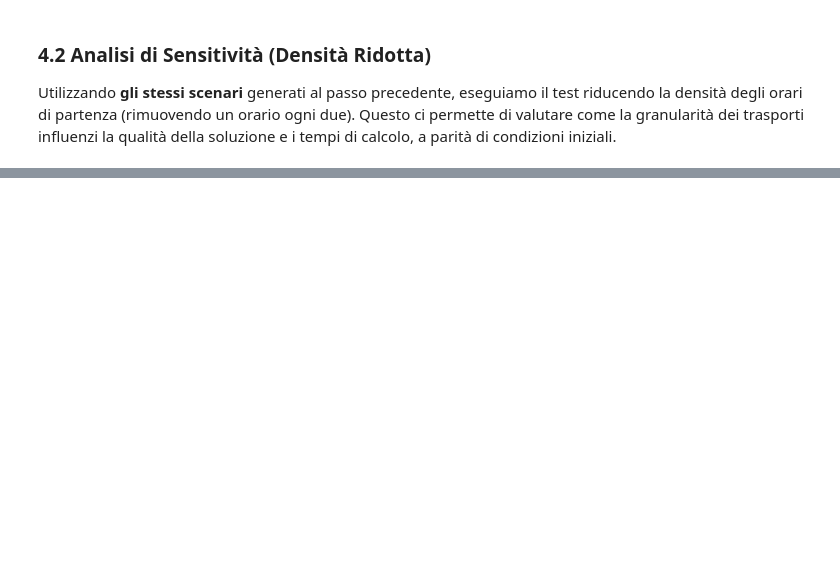
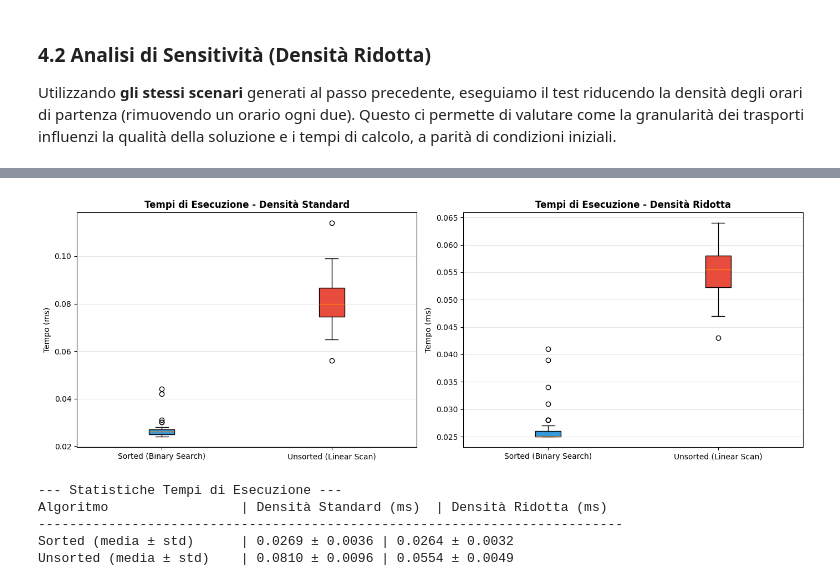
Before and after one commit to micheleguidaa/robust-organ-scheduler, a Jupyter notebook: robust_organ_scheduler.ipynb, the cells around one changed output, grey strips where cells are left out. Cells and saved outputs as stored; diff of their text form; code cells hidden in the pictures; blank space fills up the shorter version.

```diff
--- a/robust_organ_scheduler.ipynb
+++ b/robust_organ_scheduler.ipynb
@@ -834,0 +892,41 @@ Fegato     | 80.40        | 330.00
+# %%
+# ---------------------------------------------------------
+# 5.1 BOXPLOT TEMPI DI ESECUZIONE
+# ---------------------------------------------------------
+fig, axes = plt.subplots(1, 2, figsize=(14, 5))
+
+# Grafico 1: Densità Standard
+data_exec_std = [tempi_sorted_std, tempi_unsorted_std]
+bp1 = axes[0].boxplot(data_exec_std, tick_labels=['Sorted (Binary Search)', 'Unsorted (Linear Scan)'], patch_artist=True)
+bp1['boxes'][0].set_facecolor('#3498db')
+bp1['boxes'][1].set_facecolor('#e74c3c')
+axes[0].set_title('Tempi di Esecuzione - Densità Standard', fontsize=12, fontweight='bold')
+axes[0].set_ylabel('Tempo (ms)')
+axes[0].grid(axis='y', alpha=0.3)
+
+# Grafico 2: Densità Ridotta
+data_exec_red = [tempi_sorted_red, tempi_unsorted_red]
+bp2 = axes[1].boxplot(data_exec_red, tick_labels=['Sorted (Binary Search)', 'Unsorted (Linear Scan)'], patch_artist=True)
+bp2['boxes'][0].set_facecolor('#3498db')
+bp2['boxes'][1].set_facecolor('#e74c3c')
+axes[1].set_title('Tempi di Esecuzione - Densità Ridotta', fontsize=12, fontweight='bold')
+axes[1].set_ylabel('Tempo (ms)')
+axes[1].grid(axis='y', alpha=0.3)
+
+plt.tight_layout()
+plt.savefig('results/figures/boxplot_tempi_esecuzione.png', dpi=150, bbox_inches='tight')
+plt.show()
+
+# Stampa statistiche
+print("\n--- Statistiche Tempi di Esecuzione ---")
+print(f"{'Algoritmo':<25} | {'Densità Standard (ms)':<22} | {'Densità Ridotta (ms)':<22}")
+print("-" * 75)
+print(f"{'Sorted (media ± std)':<25} | {np.mean(tempi_sorted_std):.4f} ± {np.std(tempi_sorted_std):.4f} | {np.mean(tempi_sorted_red):.4f} ± {np.std(tempi_sorted_red):.4f}")
+print(f"{'Unsorted (media ± std)':<25} | {np.mean(tempi_unsorted_std):.4f} ± {np.std(tempi_unsorted_std):.4f} | {np.mean(tempi_unsorted_red):.4f} ± {np.std(tempi_unsorted_red):.4f}")
+# %% [output]
+[figure, added]
+--- Statistiche Tempi di Esecuzione ---
+Algoritmo                 | Densità Standard (ms)  | Densità Ridotta (ms)
+---------------------------------------------------------------------------
+Sorted (media ± std)      | 0.0269 ± 0.0036 | 0.0264 ± 0.0032
+Unsorted (media ± std)    | 0.0810 ± 0.0096 | 0.0554 ± 0.0049
```
Also changed, not shown: parts of 12 cells of this notebook, 9 other files.
